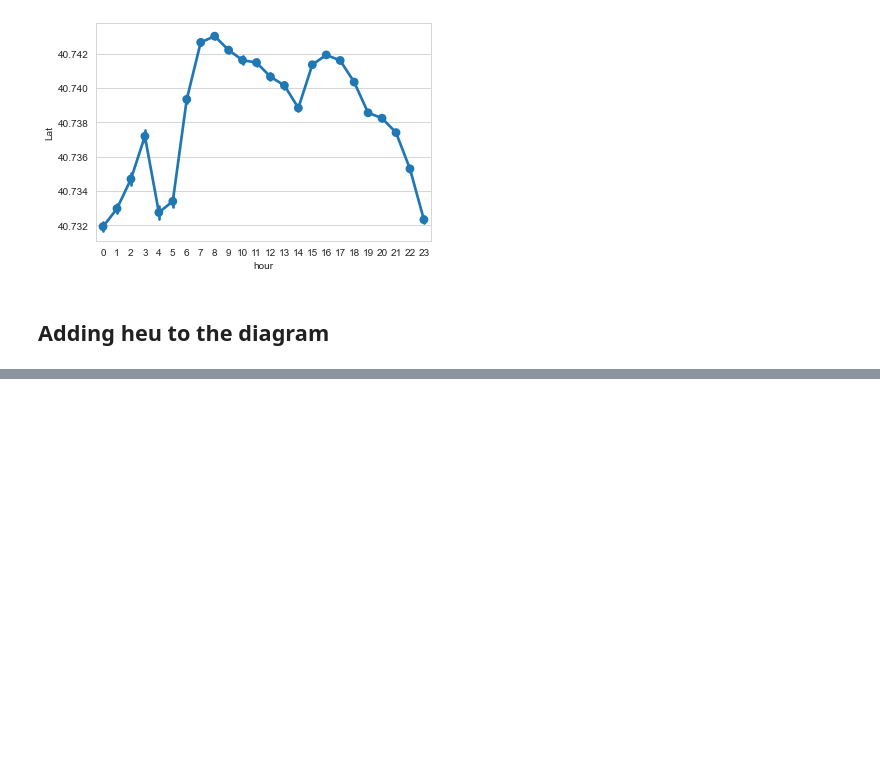
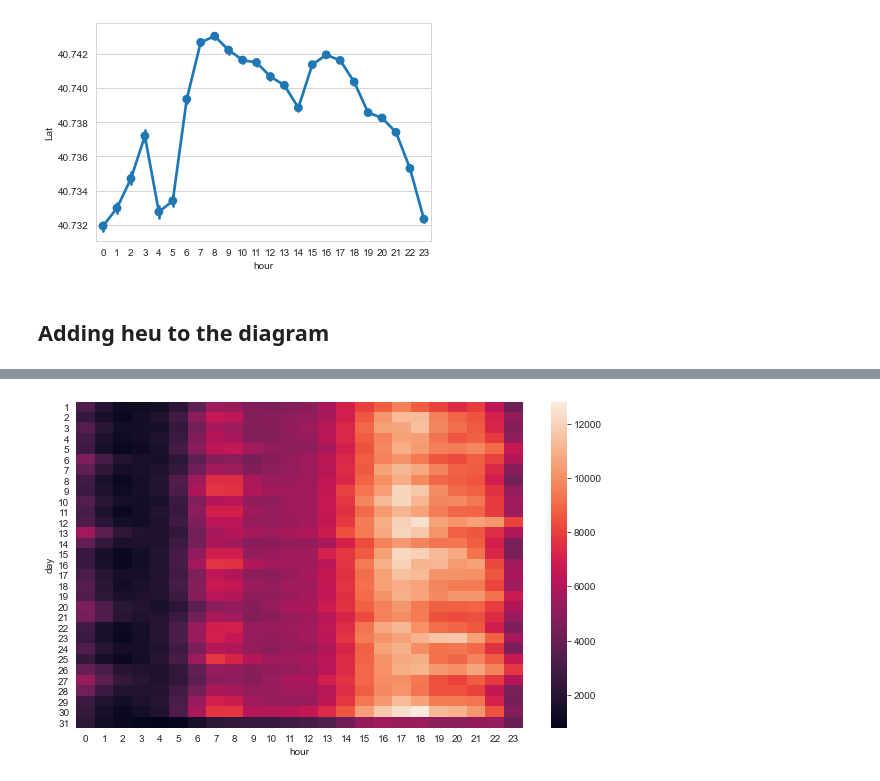
Before and after one commit to Ifegwu/data-analytics, a Jupyter notebook: data-multiple-sources.ipynb, the cells around one changed output, grey strips where cells are left out. Cells and saved outputs as stored; diff of their text form; code cells hidden in the pictures; blank space fills up the shorter version.

```diff
--- a/data-multiple-sources.ipynb
+++ b/data-multiple-sources.ipynb
@@ -330,0 +387,10 @@ sns.lineplot(x='month', y='Date/Time', hue='Base', date=base)
+# %%
+def heatmap(col1, col2):
+    by_cross=df.groupby([col1, col2]).apply(lambda x:len(x))
+    pivot=by_cross.unstack()
+    plt.figure(figsize=(10,6))
+    sns.heatmap(pivot, annot=False)
+# %%
+heatmap('day', 'hour')
+# %% [output]
+[figure, added]
```
Also changed, not shown: parts of 22 cells of this notebook.
